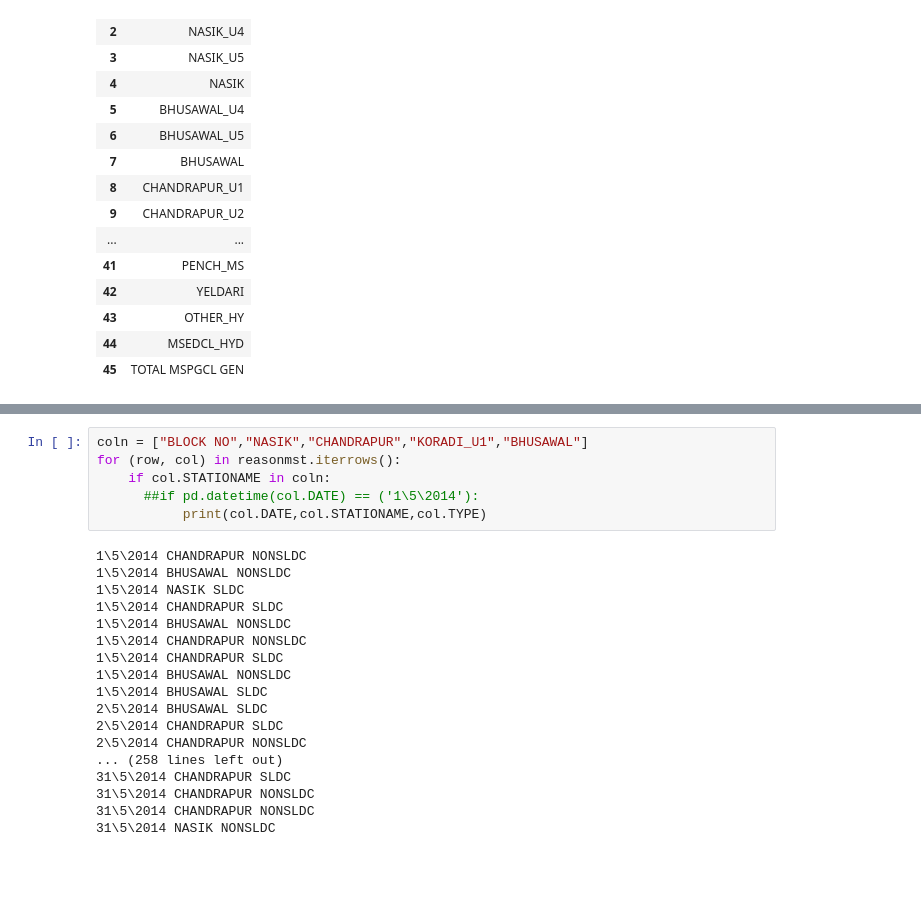
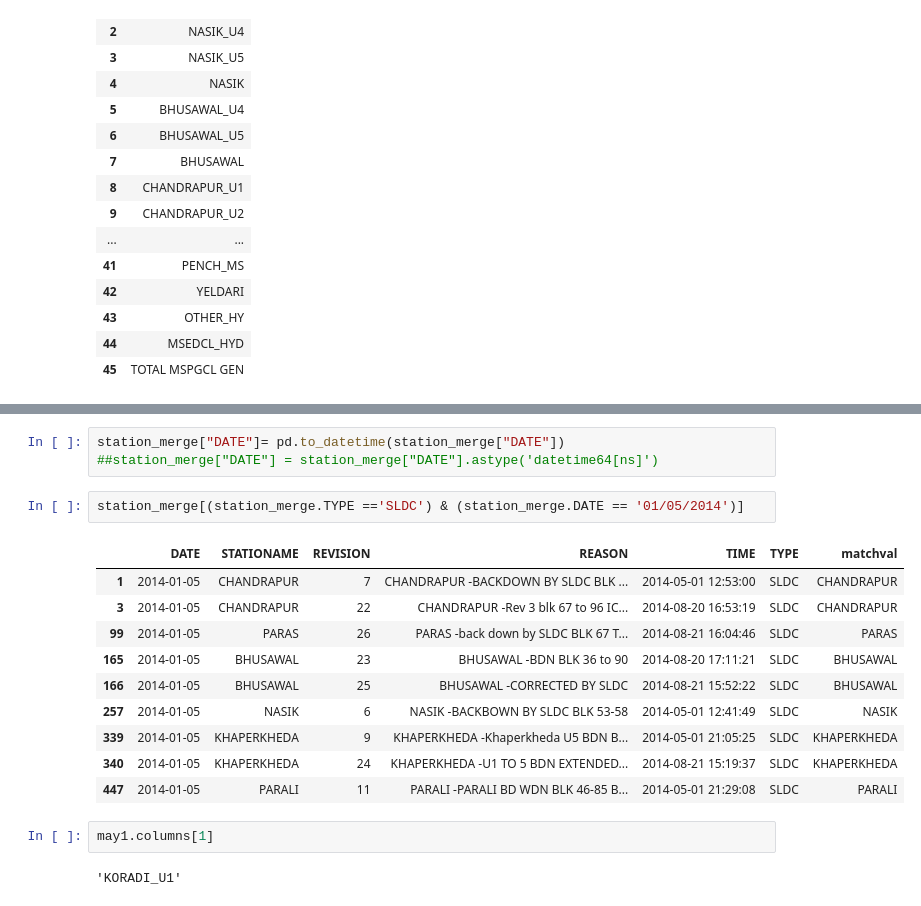
Before and after one commit to jaymalak/ElectricityGenerator, a Jupyter notebook: MAY2014.ipynb, the cells around one changed output, grey strips where cells are left out. Cells and saved outputs as stored; diff of their text form; blank space fills up the shorter version.

```diff
--- a/MAY2014.ipynb
+++ b/MAY2014.ipynb
@@ -306,24 +303,20 @@ df
-# %%
-coln = ["BLOCK NO","NASIK","CHANDRAPUR","KORADI_U1","BHUSAWAL"]
-for (row, col) in reasonmst.iterrows():
-    if col.STATIONAME in coln:
-      ##if pd.datetime(col.DATE) == ('1\5\2014'):
-           print(col.DATE,col.STATIONAME,col.TYPE)
-# %% [output]
-1\5\2014 CHANDRAPUR NONSLDC
-1\5\2014 BHUSAWAL NONSLDC
-1\5\2014 NASIK SLDC
-1\5\2014 CHANDRAPUR SLDC
-1\5\2014 BHUSAWAL NONSLDC
-1\5\2014 CHANDRAPUR NONSLDC
-1\5\2014 CHANDRAPUR SLDC
-1\5\2014 BHUSAWAL NONSLDC
-1\5\2014 BHUSAWAL SLDC
-2\5\2014 BHUSAWAL SLDC
-2\5\2014 CHANDRAPUR SLDC
-2\5\2014 CHANDRAPUR NONSLDC
-... (258 lines left out)
-31\5\2014 CHANDRAPUR SLDC
-31\5\2014 CHANDRAPUR NONSLDC
-31\5\2014 CHANDRAPUR NONSLDC
-31\5\2014 NASIK NONSLDC
+# %%
+station_merge["DATE"]= pd.to_datetime(station_merge["DATE"])
+##station_merge["DATE"] = station_merge["DATE"].astype('datetime64[ns]')
+# %%
+station_merge[(station_merge.TYPE =='SLDC') & (station_merge.DATE == '01/05/2014')]
+# %% [output]
+|  | DATE | STATIONAME | REVISION | REASON | TIME | TYPE | matchval |
+| 1 | 2014-01-05 | CHANDRAPUR | 7 | CHANDRAPUR -BACKDOWN BY SLDC BLK ... | 2014-05-01 12:53:00 | SLDC | CHANDRAPUR |
+| 3 | 2014-01-05 | CHANDRAPUR | 22 | CHANDRAPUR -Rev 3 blk 67 to 96 IC... | 2014-08-20 16:53:19 | SLDC | CHANDRAPUR |
+| 99 | 2014-01-05 | PARAS | 26 | PARAS -back down by SLDC BLK 67 T... | 2014-08-21 16:04:46 | SLDC | PARAS |
+| 165 | 2014-01-05 | BHUSAWAL | 23 | BHUSAWAL -BDN BLK 36 to 90 | 2014-08-20 17:11:21 | SLDC | BHUSAWAL |
+| 166 | 2014-01-05 | BHUSAWAL | 25 | BHUSAWAL -CORRECTED BY SLDC | 2014-08-21 15:52:22 | SLDC | BHUSAWAL |
+| 257 | 2014-01-05 | NASIK | 6 | NASIK -BACKBOWN BY SLDC BLK 53-58 | 2014-05-01 12:41:49 | SLDC | NASIK |
+| 339 | 2014-01-05 | KHAPERKHEDA | 9 | KHAPERKHEDA -Khaperkheda U5 BDN B... | 2014-05-01 21:05:25 | SLDC | KHAPERKHEDA |
+| 340 | 2014-01-05 | KHAPERKHEDA | 24 | KHAPERKHEDA -U1 TO 5 BDN EXTENDED... | 2014-08-21 15:19:37 | SLDC | KHAPERKHEDA |
+| 447 | 2014-01-05 | PARALI | 11 | PARALI -PARALI BD WDN BLK 46-85 B... | 2014-05-01 21:29:08 | SLDC | PARALI |
+# %%
+may1.columns[1]
+# %% [output]
+'KORADI_U1'
```
Also changed, not shown: parts of 20 cells of this notebook.
